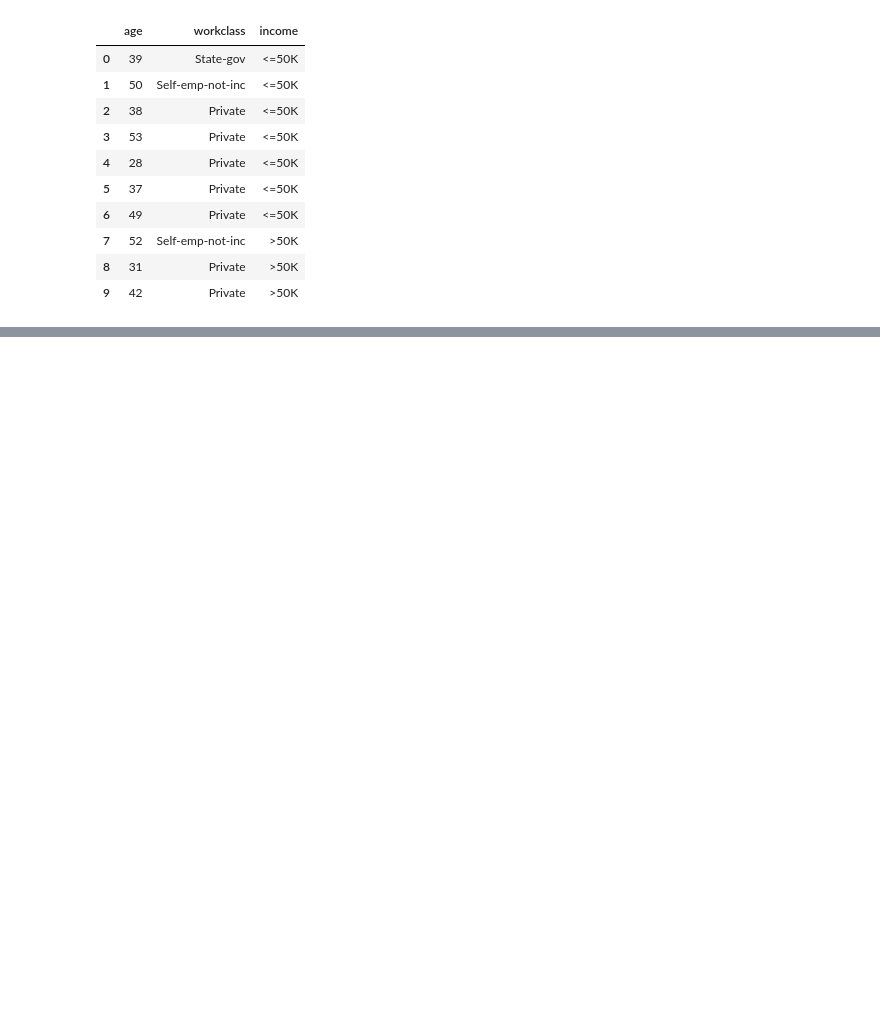
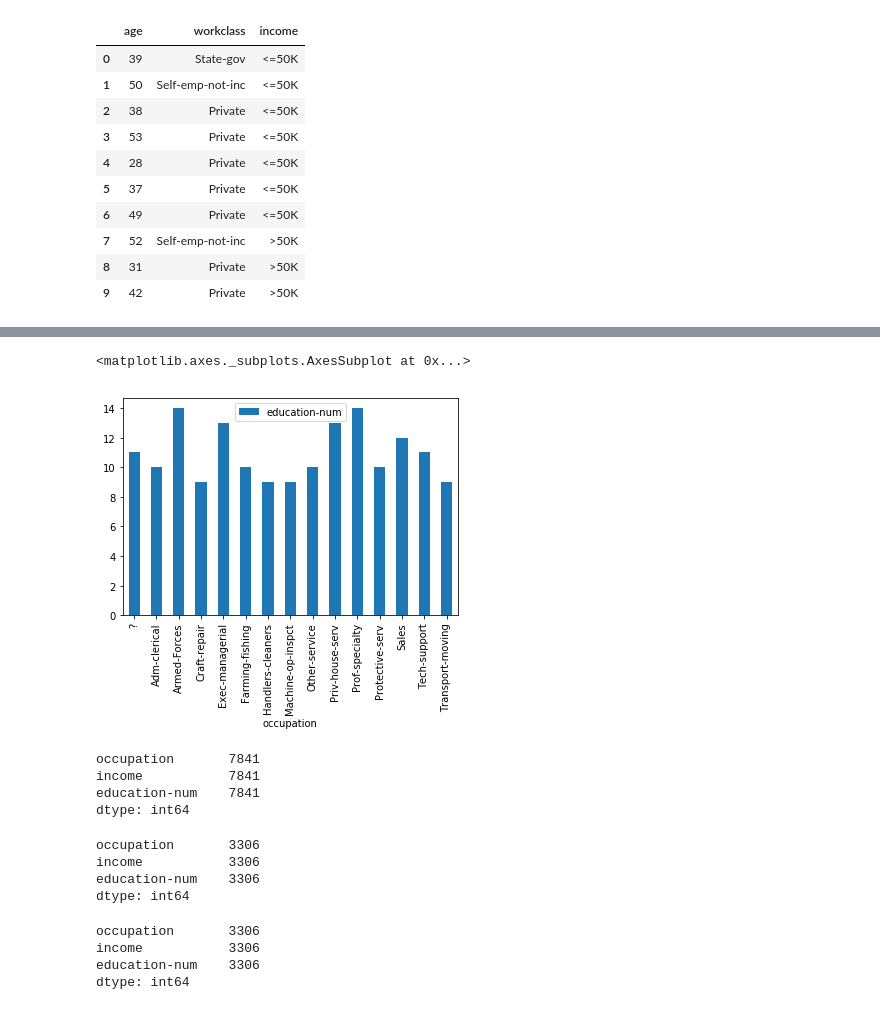
Before and after one commit to jtanderson/COSC-311-Fall2020, a Jupyter notebook: Pandas.ipynb, the cells around one changed output, grey strips where cells are left out. Drawn from its saved outputs; the diff is of its cells as text; code cells hidden in the pictures; blank space fills up the shorter version.

```diff
--- a/Pandas.ipynb
+++ b/Pandas.ipynb
@@ -353,0 +442,28 @@ tmp[tmp['income'] == ">50K"].groupby('occupation').count()
+# %%
+# for jobs that make more than 50k, take the average education-num within each occupation
+tmp[(tmp['education-num'] > 0) & (tmp['income'] == ">50K")][['occupation', 'education-num']].groupby('occupation').median().plot.bar()
+# %% [output]
+<matplotlib.axes._subplots.AxesSubplot at 0x...>
+[figure, added]
+# %%
+tmp[(tmp['education-num'] > 1) & (tmp['income'] == ">50K")].count()
+# %% [output]
+occupation       7841
+income           7841
+education-num    7841
+dtype: int64
+# %%
+min_years = 10
+tmp[tmp['income'] == ">50K"].count() - tmp[(tmp['education-num'] > min_years) & (tmp['income'] == ">50K")].count()
+# %% [output]
+occupation       3306
+income           3306
+education-num    3306
+dtype: int64
+# %%
+ tmp[(tmp['education-num'] <= min_years) & (tmp['income'] == ">50K")].count()
+# %% [output]
+occupation       3306
+income           3306
+education-num    3306
+dtype: int64
```
Also changed, not shown: parts of 13 cells of this notebook, 1 other file.
